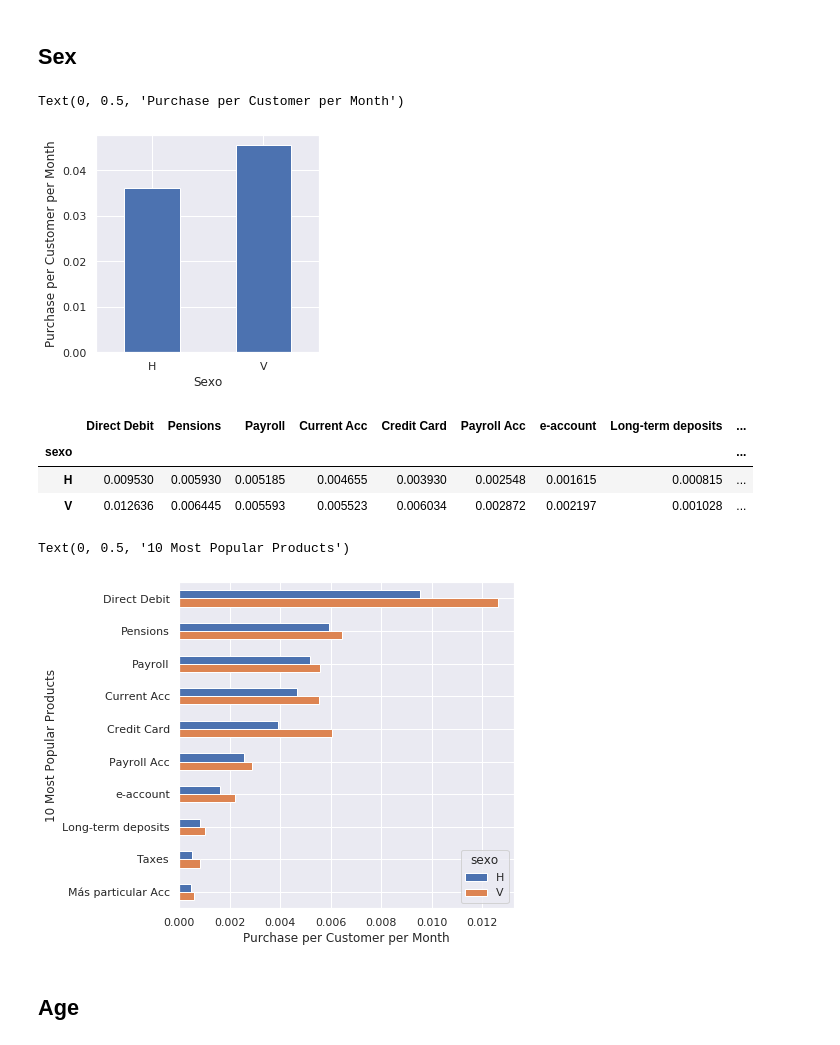
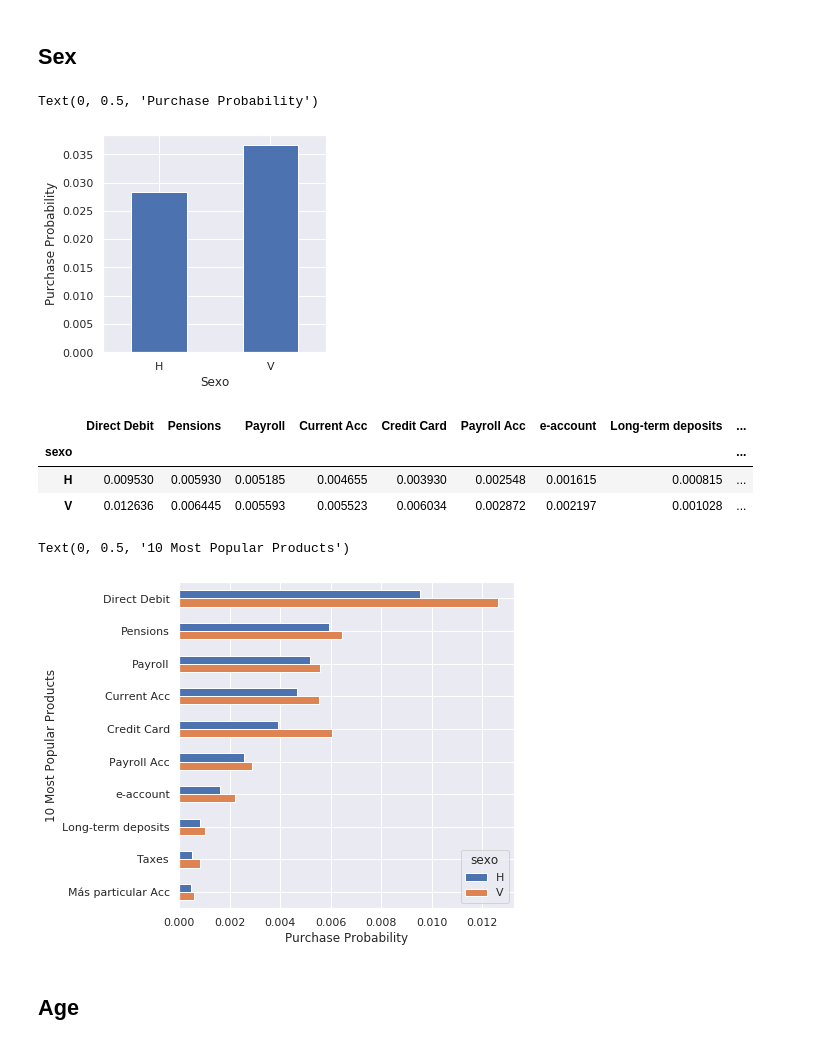
Before and after one commit to nguyentrunghai/Kaggle_projects, a Jupyter notebook: Santander_Product_Recomendation/exploratory.ipynb, the cells around one changed output. Drawn from its saved outputs; the diff is of its cells as text; code cells hidden in the pictures.

```diff
--- a/Santander_Product_Recomendation/exploratory.ipynb
+++ b/Santander_Product_Recomendation/exploratory.ipynb
@@ -165,14 +162,23 @@ def pur_per_prod_per_month(df, cols=NEW_PURCH_COLS):
+# %%
+# purchase probability for any product
+def pur_prob_any_prod(df, cols=NEW_PURCH_COLS):
+    return df[cols].any(axis=1).sum(axis=0) / df.shape[0]
+
+
+# purchase probability for each product
+def pur_prob_by_prod(df, cols=NEW_PURCH_COLS):
+    return df[cols].sum(axis=0) / df.shape[0]
 # %% [markdown]
 ## Sex
 # %%
-nr_pur_month = df_train[NEW_PURCH_COLS].groupby(df_train["sexo"]).apply(pur_per_month)
+nr_pur_month = df_train[NEW_PURCH_COLS].groupby(df_train["sexo"]).apply(pur_prob_any_prod)
 
 fig, ax = plt.subplots(nrows=1, ncols=1, figsize=(4, 4))
 nr_pur_month.plot(kind="bar", rot=0, ax=ax)
 ax.set_xlabel("Sexo")
-ax.set_ylabel("Purchase per Customer per Month")
+ax.set_ylabel("Purchase Probability")
 # %% [output]
-Text(0, 0.5, 'Purchase per Customer per Month')
+Text(0, 0.5, 'Purchase Probability')
-[figure, old version]
+[figure, new version]
 # %%
 nr_pur_prod_month = df_train[TEN_MOST_POP_PROD].groupby(df_train["sexo"]).apply(
@@ -192,11 +198,11 @@ fig, ax = plt.subplots(nrows=1, ncols=1, figsize=(6, 6))
 
 nr_pur_prod_month.T.plot(kind="barh", ax=ax)
 ax.invert_yaxis()
-ax.set_xlabel("Purchase per Customer per Month")
+ax.set_xlabel("Purchase Probability")
 ax.set_ylabel("10 Most Popular Products")
 # %% [output]
 Text(0, 0.5, '10 Most Popular Products')
-[figure, old version]
+[figure, new version]
 # %% [markdown]
 ## Age
 # %%
```
Also changed, not shown: parts of 15 cells of this notebook.
